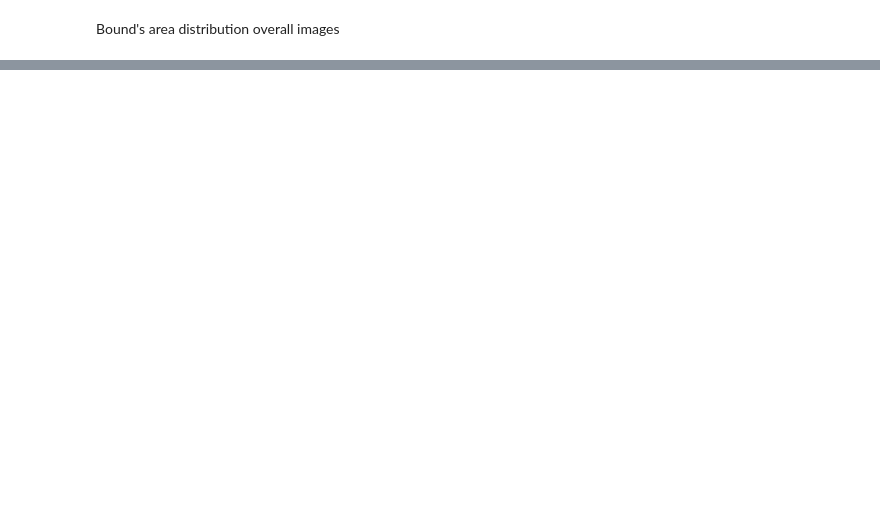
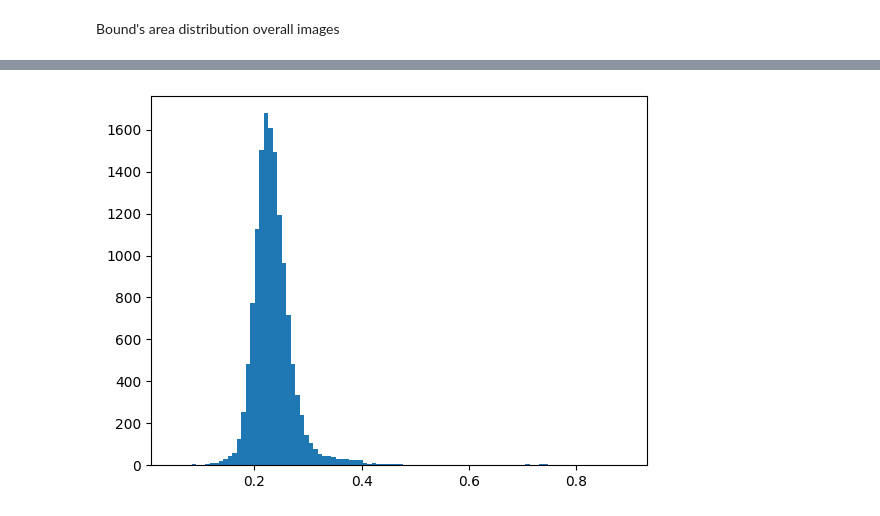
Before and after one commit to CamilaBermudez/OCC_HTR, a Jupyter notebook: notebooks/data_preprocessing/identify_noisy_text_lines.ipynb, the cells around one changed output, grey strips where cells are left out. Drawn from its saved outputs; the diff is of its cells as text; code cells hidden in the pictures; blank space fills up the shorter version.

Commit message:
add the fisltring of images based on the % of black in the image

```diff
--- a/notebooks/data_preprocessing/identify_noisy_text_lines.ipynb
+++ b/notebooks/data_preprocessing/identify_noisy_text_lines.ipynb
@@ -68,0 +100,18 @@ Total number of text lines: 14011
+# %%
+input_path = os.path.join(PROJECT_ROOT, "data", "processed", "binarized_images")
+input_path = Path(input_path)
+
+image_folders = [f for f in input_path.iterdir() if f.is_dir()]
+image_extensions = {".jpg", ".jpeg", ".png", ".tif", ".tiff"}
+glb_density =[]
+for img_folder in tqdm(image_folders, desc="Processing folders", unit="folder"):
+    image_files = [f for f in img_folder.iterdir() if f.suffix.lower() in image_extensions]
+    folder_density = []
+    for img_path in tqdm(image_files, desc=f"Images in {img_folder.name}", unit="file", leave=False):
+        try:
+            perc =calculate_text_density(image=img_path)
+            folder_density.append(perc)
+        except Exception as e:
+                logger.error(f"Failed to process {img_path}: {e}")
+                continue
+    glb_density.append({'folder': img_folder.name,'total_lines': len(image_files),'density': folder_density})
@@ -68,0 +138,8 @@ Total number of text lines: 14011
+# %%
+full_density = [item[0] for sublist in glb_density for item in sublist['density']]
+full_size = [item[1] for sublist in glb_density for item in sublist['density']]
+# %%
+plt.hist(full_density,bins=100)
+plt.show()
+# %% [output]
+[figure, added]
```
Also changed, not shown: parts of 26 cells of this notebook, 2 other files.
